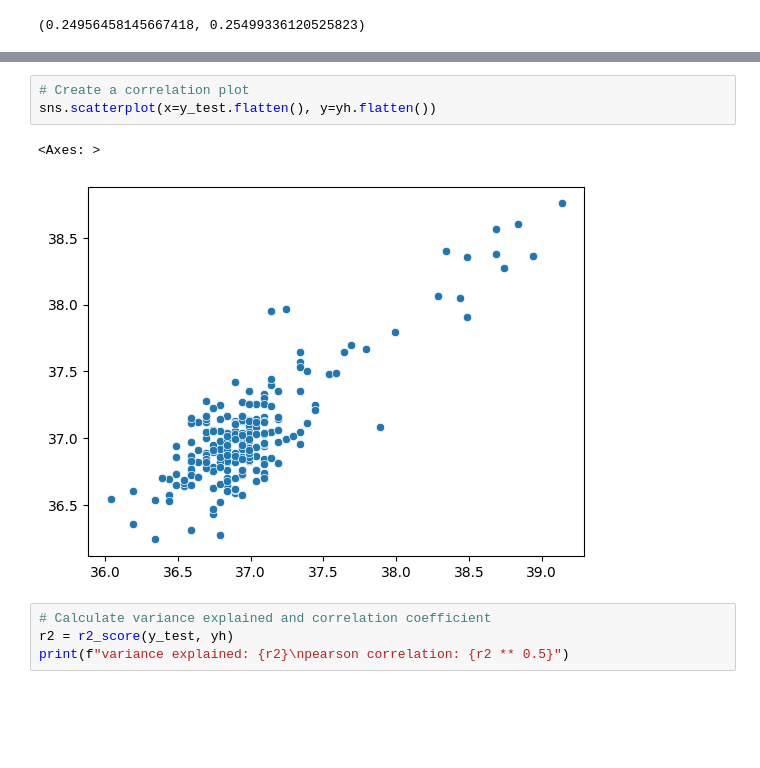
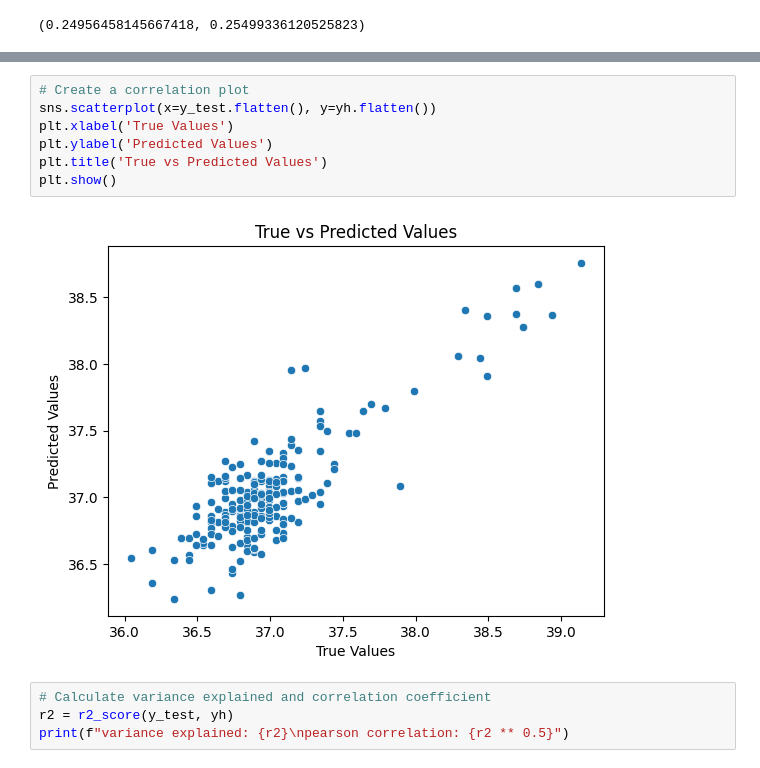
Before and after one commit to benbaz-2/comp551, a Jupyter notebook: assignment_1_regression_aziz.ipynb, the cells around one changed output, grey strips where cells are left out. Cells and saved outputs as stored; diff of their text form; blank space fills up the shorter version.

```diff
--- a/assignment_1_regression_aziz.ipynb
+++ b/assignment_1_regression_aziz.ipynb
@@ -419,9 +431,12 @@ plt.axhline(y=0, color='gray', linestyle='--')
 # %%
 # Create a correlation plot
 sns.scatterplot(x=y_test.flatten(), y=yh.flatten())
+plt.xlabel('True Values')
+plt.ylabel('Predicted Values')
+plt.title('True vs Predicted Values')
+plt.show()
 # %% [output]
-<Axes: >
-[figure, old version]
+[figure, new version]
 # %%
 # Calculate variance explained and correlation coefficient
 r2 = r2_score(y_test, yh)
```
Also changed, not shown: parts of 18 cells of this notebook.
